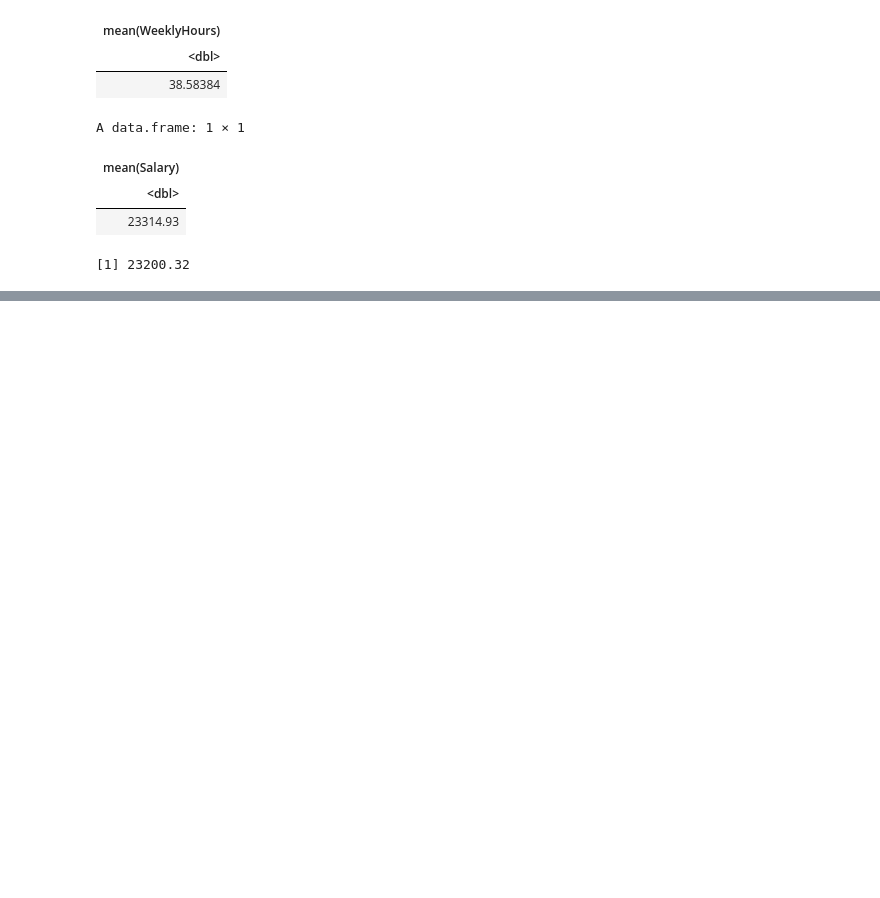
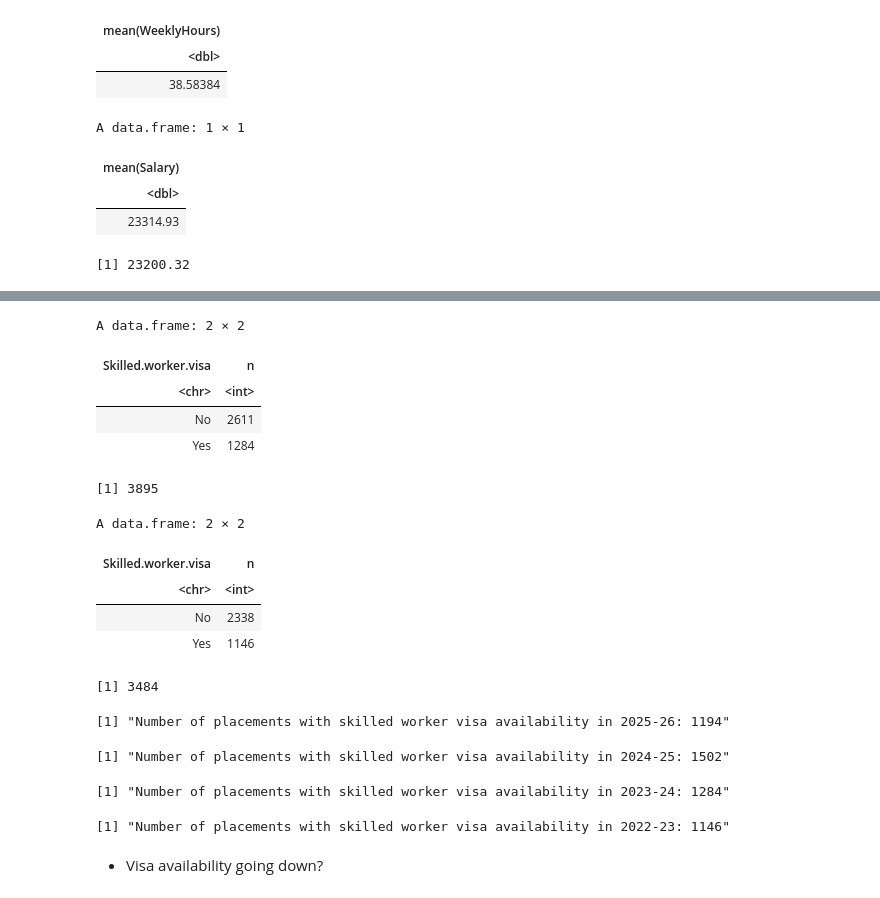
Before and after one commit to kwjo/TP-pay, a Jupyter notebook: oriel-eda.ipynb, the cells around one changed output, grey strips where cells are left out. Saved outputs shown, nothing was run; the diff lists cells and outputs as text; code cells hidden in the pictures; blank space fills up the shorter version.

```diff
--- a/oriel-eda.ipynb
+++ b/oriel-eda.ipynb
@@ -359,11 +337,0 @@ result
-# %%
-OD2324 <- read.csv("oriel2324.csv")
-sum(OD2324$Places.Available)
-ggplot(OD2324, aes(x = Salary)) +
-  geom_histogram(binwidth = 1500) +
-  ggtitle("Histogram of Salary") +
-  xlab("Salary") +
-  ylab("Frequency") +
-  scale_x_continuous(breaks = seq(20000, max(OD$Salary, na.rm = TRUE), by = 2500)) +
-  theme_bw() +
-  geom_vline(xintercept = 18600, color = "red")
@@ -426,0 +338,69 @@ example_gpt$choices$message.content
+# %%
+visa_availability_2526 <- OD2526_expanded %>%
+  count(SkilledWorkerVisa) %>%
+  filter(SkilledWorkerVisa == "Y") %>%
+  pull(n)
+
+visa_availability_2425 <- OD2425_expanded %>%
+    count(SkilledWorkerVisa) %>%
+    filter(SkilledWorkerVisa == "Y") %>%
+    pull(n)
+
+visa_availabilty_2324 <- OD2324 %>%
+    uncount(Places.Available) %>%
+    count(Skilled.worker.visa) %>%
+    filter(Skilled.worker.visa == "Yes") %>%
+    pull(n)
+
+visa_availablilty_2223 <- OD2223 %>%
+    uncount(Places.Available) %>%
+    count(Skilled.worker.visa) %>%
+    filter(Skilled.worker.visa == "Yes") %>%
+    pull(n)
+
+visa_availabilty_2324_table <- OD2324 %>%
+    uncount(Places.Available) %>%
+    count(Skilled.worker.visa)
+visa_availabilty_2324_table
+
+OD2324_totaln <- OD2324 %>%
+  uncount(Places.Available) %>%
+  summarise(TotalCount = n()) %>%
+  pull(TotalCount)
+OD2324_totaln
+
+visa_availablilty_2223_table <- OD2223 %>%
+    uncount(Places.Available) %>%
+    count(Skilled.worker.visa)
+visa_availablilty_2223_table
+
+
+OD2223_totaln <- OD2223 %>%
+  uncount(Places.Available) %>%
+  summarise(TotalCount = n()) %>%
+  pull(TotalCount)
+OD2223_totaln
+
+paste0("Number of placements with skilled worker visa availability in 2025-26: ", visa_availability_2526)
+paste0("Number of placements with skilled worker visa availability in 2024-25: ", visa_availability_2425)
+paste0("Number of placements with skilled worker visa availability in 2023-24: ", visa_availabilty_2324)
+paste0("Number of placements with skilled worker visa availability in 2022-23: ", visa_availablilty_2223)
+# %% [output]
+A data.frame: 2 × 2
+| Skilled.worker.visa | n |
+| <chr> | <int> |
+| No | 2611 |
+| Yes | 1284 |
+[1] 3895
+A data.frame: 2 × 2
+| Skilled.worker.visa | n |
+| <chr> | <int> |
+| No | 2338 |
+| Yes | 1146 |
+[1] 3484
+[1] "Number of placements with skilled worker visa availability in 2025-26: 1194"
+[1] "Number of placements with skilled worker visa availability in 2024-25: 1502"
+[1] "Number of placements with skilled worker visa availability in 2023-24: 1284"
+[1] "Number of placements with skilled worker visa availability in 2022-23: 1146"
+# %% [markdown]
+- Visa availability going down?
```
Also changed, not shown: parts of 16 cells of this notebook.
